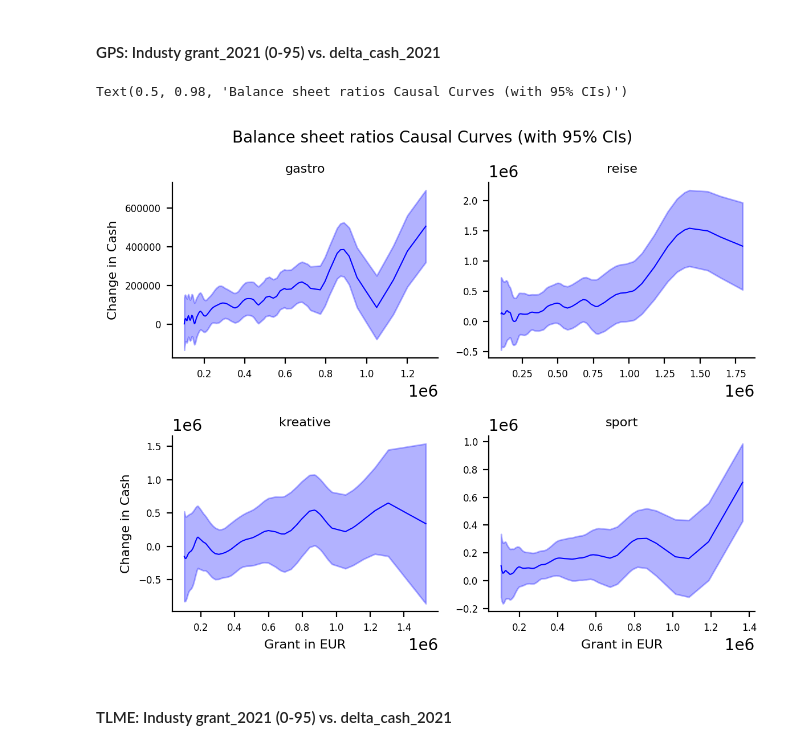
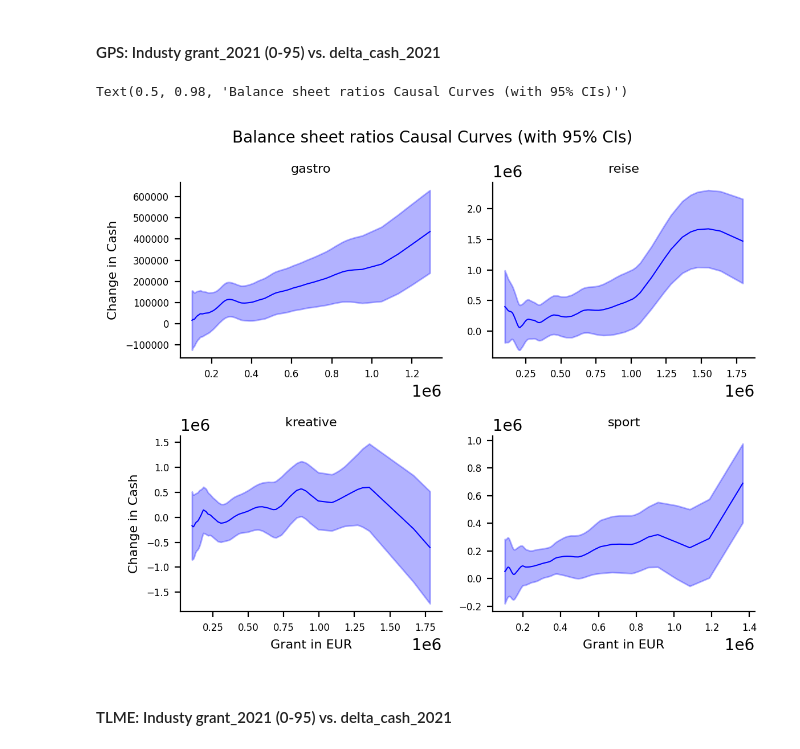
Before and after one commit to m-schildt/AAA, a Jupyter notebook: 7_response_curves_sectors.ipynb, the cells around one changed output. Cells and saved outputs as stored; diff of their text form; code cells hidden in the pictures.

Commit message:
including weighted absorbtion days

```diff
--- a/7_response_curves_sectors.ipynb
+++ b/7_response_curves_sectors.ipynb
@@ -21,7 +21,7 @@ plt.rcParams['figure.figsize'] = [5, 4]
 # %% [markdown]
 load data
 # %%
-df = pd.read_csv('data/main/merged_data.csv')
+df = pd.read_csv('data/main/merged_data_asd.csv')
 # %%
 df = df[df['qick_ratio_2021'] < 15 ]
 df = df[df['qick_ratio_2021'] > 0 ]
@@ -34,7 +34,7 @@ df = df[df['current_ratio_2020'] < 15 ]
 df = df[df['current_ratio_2020'] > 0 ]
 # %%
 #df = df[df['industry_2'] == 'Einzelhandel (ohne Handel mit Kraftfahrzeugen)' ]
-df['aid_relative_2021'] = df['grant_2021'] / df['assets_2021']
+df['aid_relative_2021'] = df['aid_grant_2021'] / df['assets_2021']
 
 df['delta_cash_ratio_2021'] = (df['cash_ratio_2021'] - df['cash_ratio_2020'])
 df['delta_cash_2021'] = (df['cash_2021'] - df['cash_2020'])
@@ -60,16 +60,17 @@ df = df[['delta_cash_ratio_2021',
     'size',
     'industry_2',
     'delta_cash_2021',
-    'grant_2021',
-    'grant_2020',
-    'loan_2021',
-    'loan_2020',
+    'aid_grant_2021',
+    'aid_grant_2020',
+    'aid_loan_2021',
+    'weighted_absorption_days_grant_2021',
+    'aid_loan_2020',
     'assets_2020',
     'aid_relative_2021']]
 
-df['loan_2021'].replace(np.nan, 0, inplace=True)
-df['loan_2020'].replace(np.nan, 0, inplace=True)
-df['grant_2020'].replace(np.nan, 0, inplace=True)
+df['aid_loan_2021'].replace(np.nan, 0, inplace=True)
+df['aid_loan_2020'].replace(np.nan, 0, inplace=True)
+df['aid_grant_2020'].replace(np.nan, 0, inplace=True)
 df['assets_2020'].replace(np.nan, 0, inplace=True)
 
 final_df = pd.concat([df,pd.get_dummies(df["size"], prefix='size', drop_first=True)],axis = 1)
@@ -204,18 +205,19 @@ results_dict = {}
 
 # Potential confounders
 potential_confounders = list(condounders.columns)
-potential_confounders.append('loan_2021')
-potential_confounders.append('loan_2020')
-potential_confounders.append('grant_2020')
+potential_confounders.append('aid_loan_2021')
+potential_confounders.append('aid_loan_2020')
+potential_confounders.append('aid_grant_2020')
 potential_confounders.append('debt2asset_ratio_2020')
 potential_confounders.append('assets_2020')
+potential_confounders.append('weighted_absorption_days_grant_2021')
 
 # Try Gastronomie
 final_df_gastro = final_df[final_df['industry_2'] == 'Gastronomie' ]
 #final_df_gastro = final_df_gastro[final_df_gastro['grant_2021'].between(*final_df_gastro['grant_2021'].quantile([0.0, 0.95]).tolist())]
 cash_gps = GPS_Regressor(treatment_grid_num=100 ,random_seed=111, upper_grid_constraint= 0.95)
 cash_gps.fit(
-    T=final_df_gastro['grant_2021'],
+    T=final_df_gastro['aid_grant_2021'],
     X=final_df_gastro[potential_confounders],
     y=final_df_gastro['delta_cash_2021']
 )
@@ -227,7 +229,7 @@ final_df_reise = final_df[final_df['industry_2'] == 'Reisebüros, Reiseveranstal
 #final_df_reise = final_df_reise[final_df_reise['grant_2021'].between(*final_df_reise['grant_2021'].quantile([0.0, 0.95]).tolist())]
 qick_ratio_gps = GPS_Regressor(treatment_grid_num=100,random_seed=111, upper_grid_constraint= 0.95)
 qick_ratio_gps.fit(
-    T=final_df_reise['grant_2021'],
+    T=final_df_reise['aid_grant_2021'],
     X=final_df_reise[potential_confounders],
     y=final_df_reise['delta_cash_2021']
 )
@@ -239,7 +241,7 @@ final_df_kreative = final_df[final_df['industry_2'] == 'Kreative, künstlerische
 #final_df_kreative = final_df_kreative[final_df_kreative['grant_2021'].between(*final_df_kreative['grant_2021'].quantile([0.0, 0.85]).tolist())]
 current_ratio_gps =  GPS_Regressor(treatment_grid_num=100,random_seed=111, upper_grid_constraint= 0.95)
 current_ratio_gps.fit(
-    T=final_df_kreative['grant_2021'],
+    T=final_df_kreative['aid_grant_2021'],
     X=final_df_kreative[potential_confounders],
     y=final_df_kreative['delta_cash_2021']
 )
@@ -251,7 +253,7 @@ final_df_sport = final_df[final_df['industry_2'] == 'Erbringung von Dienstleistu
 #final_df_sport = final_df_sport[final_df_sport['grant_2021'].between(*final_df_sport['grant_2021'].quantile([0.0, 0.95]).tolist())]
 equity_ratio_gps = GPS_Regressor(treatment_grid_num=100,random_seed=111, upper_grid_constraint= 0.95)
 equity_ratio_gps.fit(
-    T=final_df_sport['grant_2021'],
+    T=final_df_sport['aid_grant_2021'],
     X=final_df_sport[potential_confounders],
     y=final_df_sport['delta_cash_2021']
 )
@@ -278,34 +280,34 @@ for i in [0,1]:
         mean = results_dict[result_class[i][j]]['Causal_Dose_Response']
         lb = results_dict[result_class[i][j]]['Lower_CI']
         ub = results_dict[result_class[i][j]]['Upper_CI']
         plot_mean_and_CI(axs, i, j, treat, mean, lb, ub, color_mean='b', color_shading='b')
 
         # Labels
         axs[0,0].set_ylabel('Change in Cash', fontsize = 8)
         axs[0,1].set_ylabel('')
         axs[1,0].set_ylabel('Change in Cash', fontsize = 8)
         axs[1,1].set_ylabel('')
         axs[1,0].set_xlabel('Grant in EUR', fontsize = 8)
         axs[1,1].set_xlabel('Grant in EUR', fontsize = 8)
 
         axs[i,j].set_title(result_name[i][j], fontsize = 8)
         axs[i,j].set_title(result_name[i][j], fontsize = 8)
         axs[i,j].set_title(result_name[i][j], fontsize = 8)
         axs[i,j].set_title(result_name[i][j], fontsize = 8)
 
         axs[i,j].spines["top"].set_visible(False)
         axs[i,j].spines["right"].set_visible(False)
 
         #axs[i,j].set_xlim(0, 2)
         #axs[i,j].set_ylim(0, 15)
 
         axs[i,j].tick_params(axis='both', which='major', labelsize=6)
 
 fig.tight_layout(rect=[0, 0.03, 1, 0.95])
 plt.suptitle("Balance sheet ratios Causal Curves (with 95% CIs)", fontsize = 10)
 # %% [output]
 Text(0.5, 0.98, 'Balance sheet ratios Causal Curves (with 95% CIs)')
-[figure, old version]
+[figure, new version]
 # %% [markdown]
 #### TLME: Industy grant_2021 (0-95) vs. delta_cash_2021
 # %%
```
Also changed, not shown: 1 other file.
